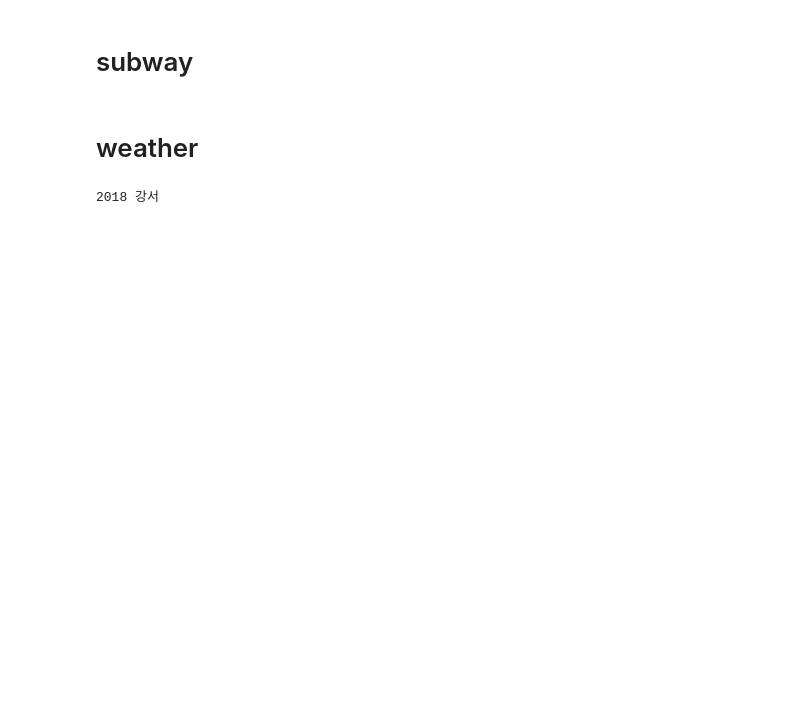
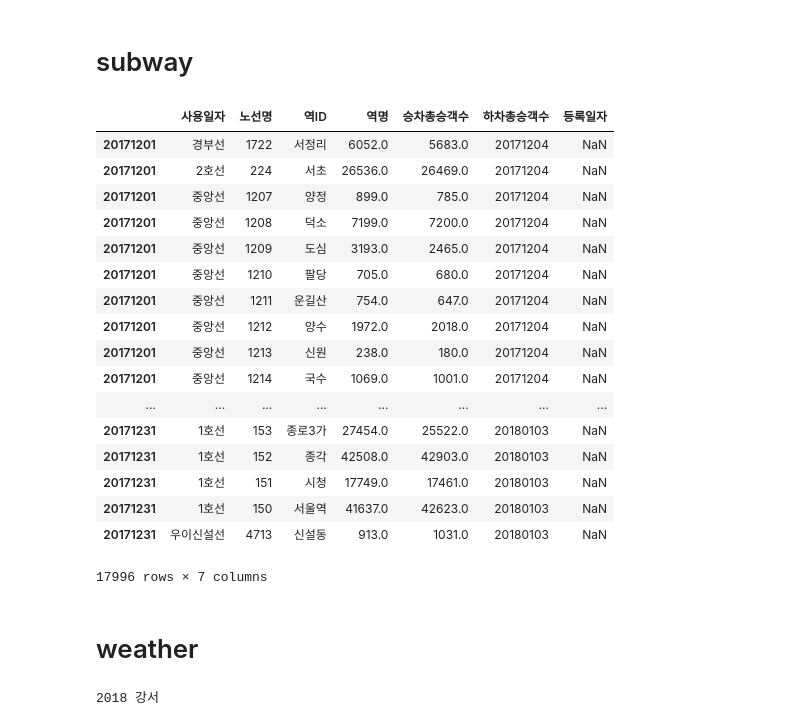
Before and after one commit to yuyupopo/datajournalism-project, a Jupyter notebook: data/Preprocessing.ipynb, the cells around one changed output. Drawn from its saved outputs; the diff is of its cells as text; code cells hidden in the pictures; blank space fills up the shorter version.

```diff
--- a/data/Preprocessing.ipynb
+++ b/data/Preprocessing.ipynb
@@ -157,8 +157,8 @@ subway_people_path_1 = './rawdata/subway/people/CARD_SUBWAY_MONTH_201512.csv'
 subway_people_path_2 = './rawdata/subway/people/CARD_SUBWAY_MONTH_201612.csv'
 subway_people_path_3 = './rawdata/subway/people/CARD_SUBWAY_MONTH_201712.csv'
 subway_people_df_1 = pd.read_csv(subway_people_path_1, encoding='euc-kr')
-subway_people_df_2 = pd.read_csv(subway_people_path_1, encoding='euc-kr')
-subway_people_df_3 = pd.read_csv(subway_people_path_1, encoding='euc-kr')
+subway_people_df_2 = pd.read_csv(subway_people_path_2, encoding='euc-kr')
+subway_people_df_3 = pd.read_csv(subway_people_path_3, encoding='utf-8', index_col=None)
 
 subway_people_df = pd.concat([subway_people_df_1, subway_people_df_2, subway_people_df_3])
 
@@ -169,6 +169,27 @@ subway_people_df = subway_people_df.drop('_', axis=1)
 subway_people_df.head()
 
 subway_people_df.to_csv('./gendata/subway/in_out_by_date.csv', encoding='utf-8')
+# %%
+subway_people_df_3
+# %% [output]
+|  | 사용일자 | 노선명 | 역ID | 역명 | 승차총승객수 | 하차총승객수 | 등록일자 |
+| 20171201 | 경부선 | 1722 | 서정리 | 6052.0 | 5683.0 | 20171204 | NaN |
+| 20171201 | 2호선 | 224 | 서초 | 26536.0 | 26469.0 | 20171204 | NaN |
+| 20171201 | 중앙선 | 1207 | 양정 | 899.0 | 785.0 | 20171204 | NaN |
+| 20171201 | 중앙선 | 1208 | 덕소 | 7199.0 | 7200.0 | 20171204 | NaN |
+| 20171201 | 중앙선 | 1209 | 도심 | 3193.0 | 2465.0 | 20171204 | NaN |
+| 20171201 | 중앙선 | 1210 | 팔당 | 705.0 | 680.0 | 20171204 | NaN |
+| 20171201 | 중앙선 | 1211 | 운길산 | 754.0 | 647.0 | 20171204 | NaN |
+| 20171201 | 중앙선 | 1212 | 양수 | 1972.0 | 2018.0 | 20171204 | NaN |
+| 20171201 | 중앙선 | 1213 | 신원 | 238.0 | 180.0 | 20171204 | NaN |
+| 20171201 | 중앙선 | 1214 | 국수 | 1069.0 | 1001.0 | 20171204 | NaN |
+| ... | ... | ... | ... | ... | ... | ... | ... |
+| 20171231 | 1호선 | 153 | 종로3가 | 27454.0 | 25522.0 | 20180103 | NaN |
+| 20171231 | 1호선 | 152 | 종각 | 42508.0 | 42903.0 | 20180103 | NaN |
+| 20171231 | 1호선 | 151 | 시청 | 17749.0 | 17461.0 | 20180103 | NaN |
+| 20171231 | 1호선 | 150 | 서울역 | 41637.0 | 42623.0 | 20180103 | NaN |
+| 20171231 | 우이신설선 | 4713 | 신설동 | 913.0 | 1031.0 | 20180103 | NaN |
+17996 rows × 7 columns
 # %%
 def get_december_data(year):
     subway_people_time_path = './rawdata/subway/time/{}년 일별 역별 시간대별 승하차인원(1~8호선).xlsx'.format(year)
```
Also changed, not shown: parts of 2 cells of this notebook, 6 other files.
